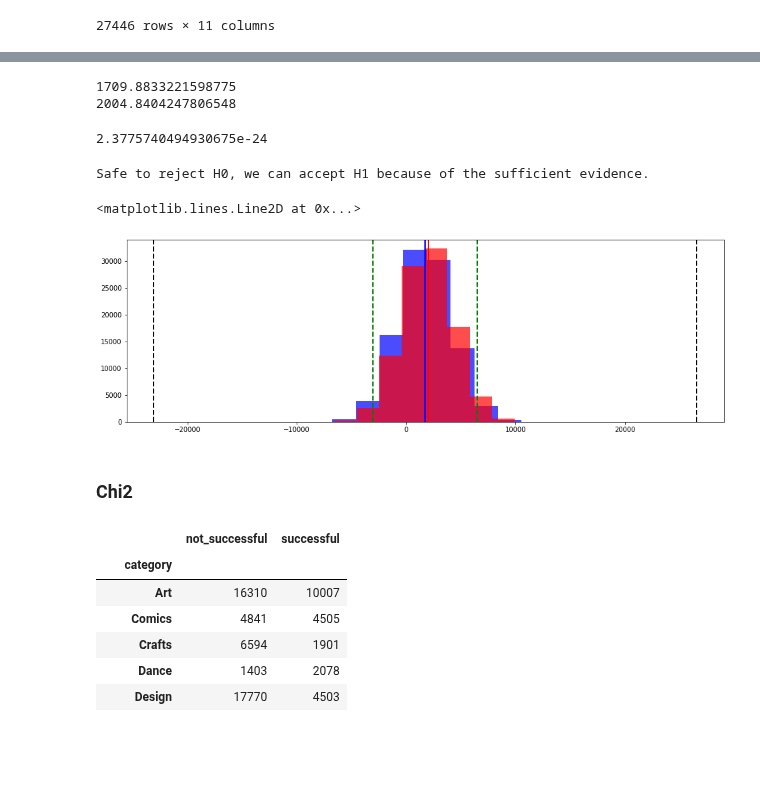
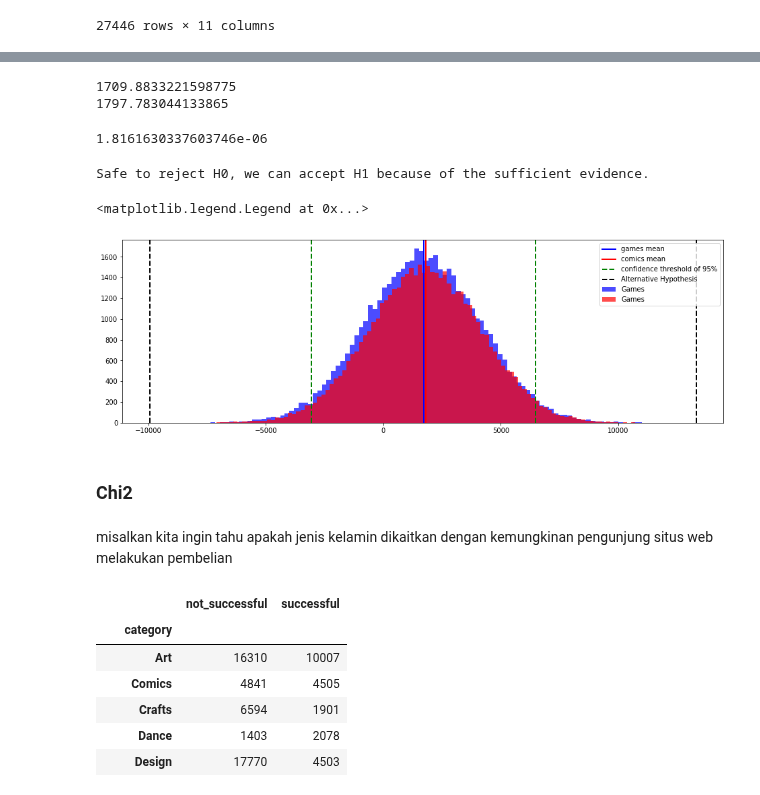
Before and after one commit to Penzragon/h8dsft_P0W3, a Jupyter notebook: script.ipynb, the cells around one changed output, grey strips where cells are left out. Saved outputs shown, nothing was run; the diff lists cells and outputs as text; code cells hidden in the pictures; blank space fills up the shorter version.

Commit message:
Add bins to histogram

```diff
--- a/script.ipynb
+++ b/script.ipynb
@@ -428,7 +428,7 @@ games
 | 378648 | 999955533 | Cards and Chit Network Season 2! ... | Games | 2016-02-23 | 2016-01-24 16:03:27 | canceled | 5 | US | 121.00 | 500.00 | ... |
 27446 rows × 11 columns
 # %%
-comics = projects_no_outlier[projects_no_outlier.category == 'Comics']
+comics = projects_no_outlier[projects_no_outlier.category == 'Music']
 comics
 # %% [output]
 |  | ID | name | category | deadline | launched | state | backers | country | pledged | goal | ... |
@@ -449,12 +449,12 @@ print(games.pledged.mean())
 print(comics.pledged.mean())
 # %% [output]
 1709.8833221598775
-2004.8404247806548
+1797.783044133865
 # %%
 tstat, pval = stats.ttest_ind(games.pledged, comics.pledged)
 print(pval)
 # %% [output]
-2.3775740494930675e-24
+1.8161630337603746e-06
 # %%
 if pval <= 0.05:
     print("Safe to reject H0, we can accept H1 because of the sufficient evidence.")
@@ -463,25 +463,28 @@ elif pval > 0.05:
 # %% [output]
 Safe to reject H0, we can accept H1 because of the sufficient evidence.
 # %%
-games_pop = np.random.normal(games.pledged.mean(), games.pledged.std(), 100000)
-comics_pop = np.random.normal(comics.pledged.mean(), comics.pledged.std(), 100000)
+games_pop = np.random.normal(games.pledged.mean(), games.pledged.std(), 50000)
+comics_pop = np.random.normal(comics.pledged.mean(), comics.pledged.std(), 50000)
 # %%
 ci = stats.norm.interval(0.95, games.pledged.mean(), games.pledged.std())
 # %%
 plt.figure(figsize=(16,5))
-plt.hist(games_pop, label='Games', color='blue', alpha=0.7)
-plt.hist(comics_pop, label='Games', color='red', alpha=0.7)
+plt.hist(games_pop, label='Games', color='blue', alpha=0.7, bins=100)
+plt.hist(comics_pop, label='Games', color='red', alpha=0.7, bins=100)
 plt.axvline(games.pledged.mean(), color='blue', linewidth=2, label='games mean')
 plt.axvline(comics.pledged.mean(), color='red', linewidth=2, label='comics mean')
 plt.axvline(ci[1], color='green', linestyle='dashed', linewidth=2, label='confidence threshold of 95%')
 plt.axvline(ci[0], color='green', linestyle='dashed', linewidth=2)
 plt.axvline(games_pop.mean()+tstat*games_pop.std(), color='black', linestyle='dashed', linewidth=2, label = 'Alternative Hypothesis')
 plt.axvline(games_pop.mean()-tstat*games_pop.std(), color='black', linestyle='dashed', linewidth=2)
+plt.legend()
 # %% [output]
-<matplotlib.lines.Line2D at 0x...>
+<matplotlib.legend.Legend at 0x...>
-[figure, old version]
+[figure, new version]
 # %% [markdown]
 ### Chi2
+# %% [markdown]
+misalkan kita ingin tahu apakah jenis kelamin dikaitkan dengan kemungkinan pengunjung situs web melakukan pembelian
 # %%
 category_successful = projects_no_outlier.groupby(['category', 'is_successful']).ID.nunique().reset_index().pivot(columns='is_successful', index='category', values='ID').reset_index()
 category_successful.columns = ['category', 'not_successful', 'successful']
```
Also changed, not shown: parts of 1 cell of this notebook.
